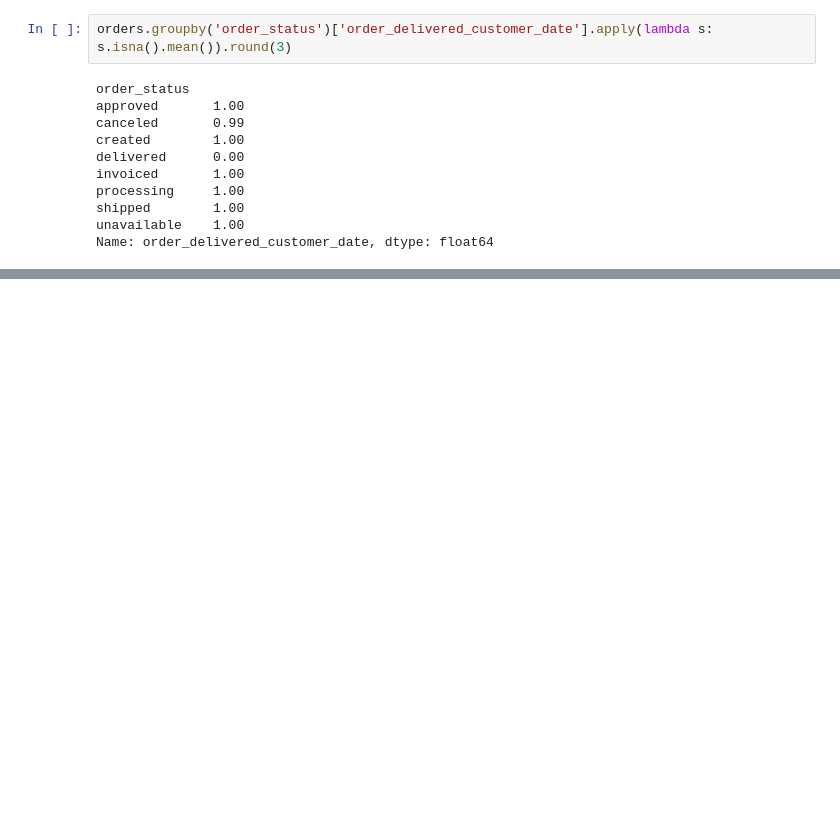
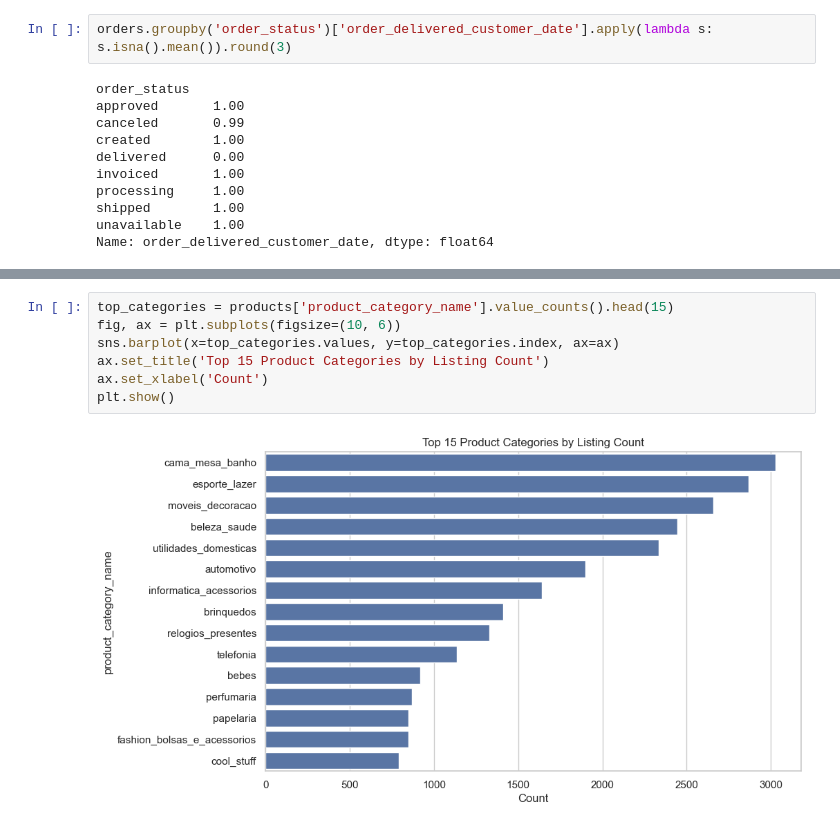
Before and after one commit to AliyarBhos/data-science-journey, a Jupyter notebook: 03_exploratory_data_analysis_and_visualization/olist_eda.ipynb, the cells around one changed output, grey strips where cells are left out. Drawn from its saved outputs; the diff is of its cells as text; blank space fills up the shorter version.

```diff
--- a/03_exploratory_data_analysis_and_visualization/olist_eda.ipynb
+++ b/03_exploratory_data_analysis_and_visualization/olist_eda.ipynb
@@ -129,0 +152,9 @@ Name: order_delivered_customer_date, dtype: float64
+# %%
+top_categories = products['product_category_name'].value_counts().head(15)
+fig, ax = plt.subplots(figsize=(10, 6))
+sns.barplot(x=top_categories.values, y=top_categories.index, ax=ax)
+ax.set_title('Top 15 Product Categories by Listing Count')
+ax.set_xlabel('Count')
+plt.show()
+# %% [output]
+[figure, added]
```
Also changed, not shown: parts of 4 cells of this notebook.
